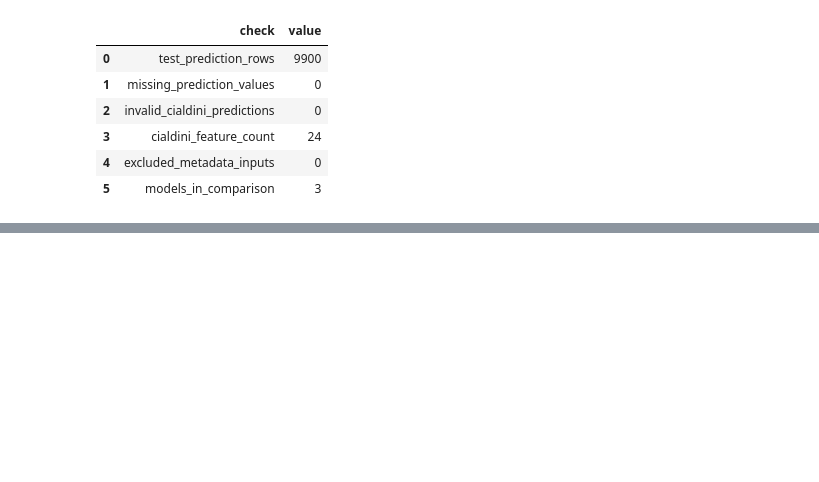
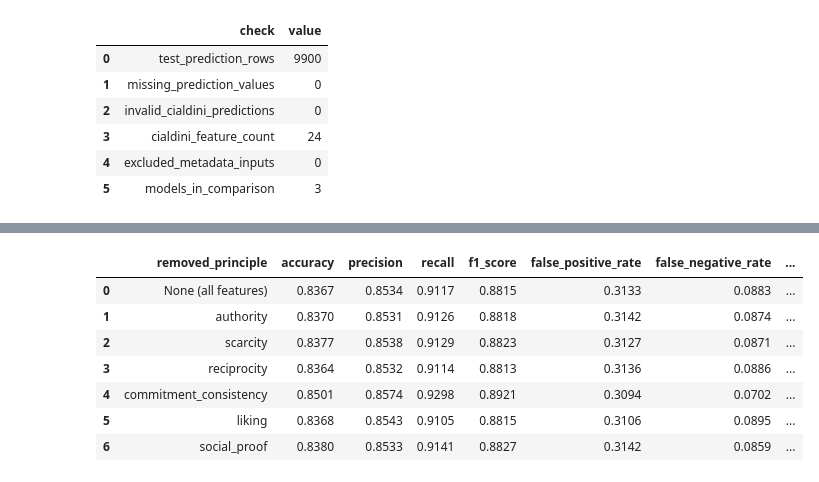
Before and after one commit to jfilloon/MTPD-CAPSTONE, a Jupyter notebook: notebooks/05_Cialdini_augmented_model.ipynb, the cells around one changed output, grey strips where cells are left out. Saved outputs shown, nothing was run; the diff lists cells and outputs as text; code cells hidden in the pictures; blank space fills up the shorter version.

Commit message:
Add model error and feature contribution analysis

```diff
--- a/notebooks/05_Cialdini_augmented_model.ipynb
+++ b/notebooks/05_Cialdini_augmented_model.ipynb
@@ -706,0 +817,97 @@ Saved to: c:\Users\josie\OneDrive\Desktop\School\Capstone\Phishing Detection\MTP
+# %%
+principles = [
+    "authority",
+    "scarcity",
+    "reciprocity",
+    "commitment_consistency",
+    "liking",
+    "social_proof",
+]
+# %%
+from src.modeling import build_cialdini_model
+from src.evaluation import evaluate_predictions
+
+ablation_results = []
+
+full_accuracy = cialdini_test_results["accuracy"]
+full_f1 = cialdini_test_results["f1_score"]
+
+ablation_results.append({
+    "removed_principle": "None (all features)",
+    **cialdini_test_results,
+})
+
+for principle in principles:
+    reduced_columns = [
+        column
+        for column in cialdini_feature_columns
+        if not column.startswith(f"{principle}_")
+    ]
+
+    input_columns = [
+        "cumulative_history",
+        *reduced_columns,
+    ]
+
+    ablation_model = build_cialdini_model(
+        reduced_columns
+    )
+
+    ablation_model.fit(
+        development_df[input_columns],
+        y_development,
+    )
+
+    ablation_predictions = ablation_model.predict(
+        test_df[input_columns]
+    )
+
+    metrics = evaluate_predictions(
+        y_test,
+        ablation_predictions,
+        f"Without {principle}",
+    )
+
+    ablation_results.append({
+        "removed_principle": principle,
+        **metrics,
+    })
+
+ablation_results_df = pd.DataFrame(
+    ablation_results
+)
+
+ablation_results_df["accuracy_change_vs_full"] = (
+    ablation_results_df["accuracy"]
+    - full_accuracy
+)
+
+ablation_results_df["f1_change_vs_full"] = (
+    ablation_results_df["f1_score"]
+    - full_f1
+)
+
+display(
+    ablation_results_df[
+        [
+            "removed_principle",
+            "accuracy",
+            "precision",
+            "recall",
+            "f1_score",
+            "false_positive_rate",
+            "false_negative_rate",
+            "accuracy_change_vs_full",
+            "f1_change_vs_full",
+        ]
+    ].round(4)
+)
+# %% [output]
+|  | removed_principle | accuracy | precision | recall | f1_score | false_positive_rate | false_negative_rate | ... |
+| 0 | None (all features) | 0.8367 | 0.8534 | 0.9117 | 0.8815 | 0.3133 | 0.0883 | ... |
+| 1 | authority | 0.8370 | 0.8531 | 0.9126 | 0.8818 | 0.3142 | 0.0874 | ... |
+| 2 | scarcity | 0.8377 | 0.8538 | 0.9129 | 0.8823 | 0.3127 | 0.0871 | ... |
+| 3 | reciprocity | 0.8364 | 0.8532 | 0.9114 | 0.8813 | 0.3136 | 0.0886 | ... |
+| 4 | commitment_consistency | 0.8501 | 0.8574 | 0.9298 | 0.8921 | 0.3094 | 0.0702 | ... |
+| 5 | liking | 0.8368 | 0.8543 | 0.9105 | 0.8815 | 0.3106 | 0.0895 | ... |
+| 6 | social_proof | 0.8380 | 0.8533 | 0.9141 | 0.8827 | 0.3142 | 0.0859 | ... |
```
Also changed, not shown: parts of 10 cells of this notebook, 19 other files.
